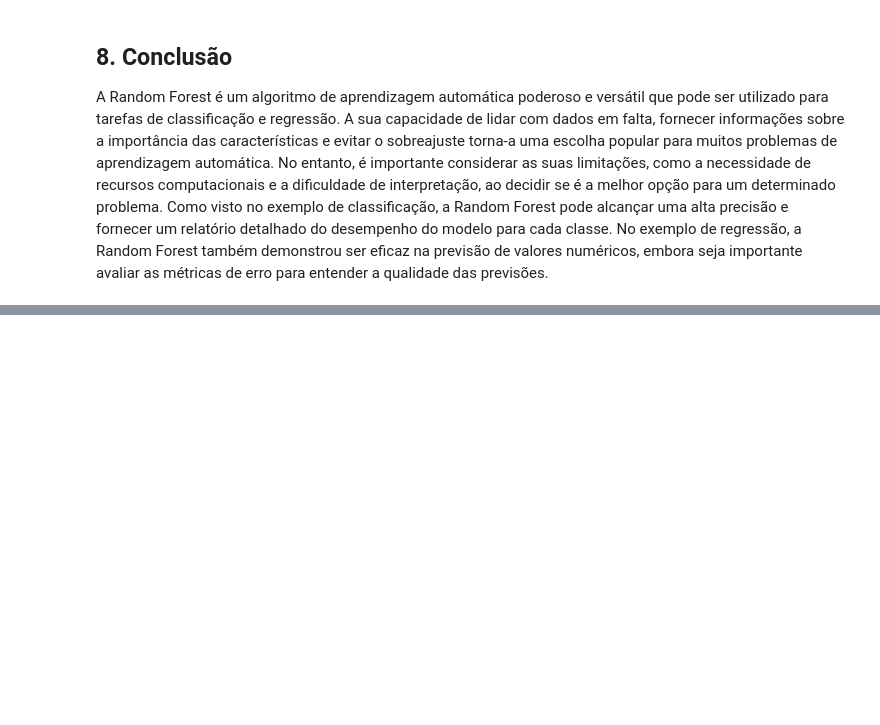
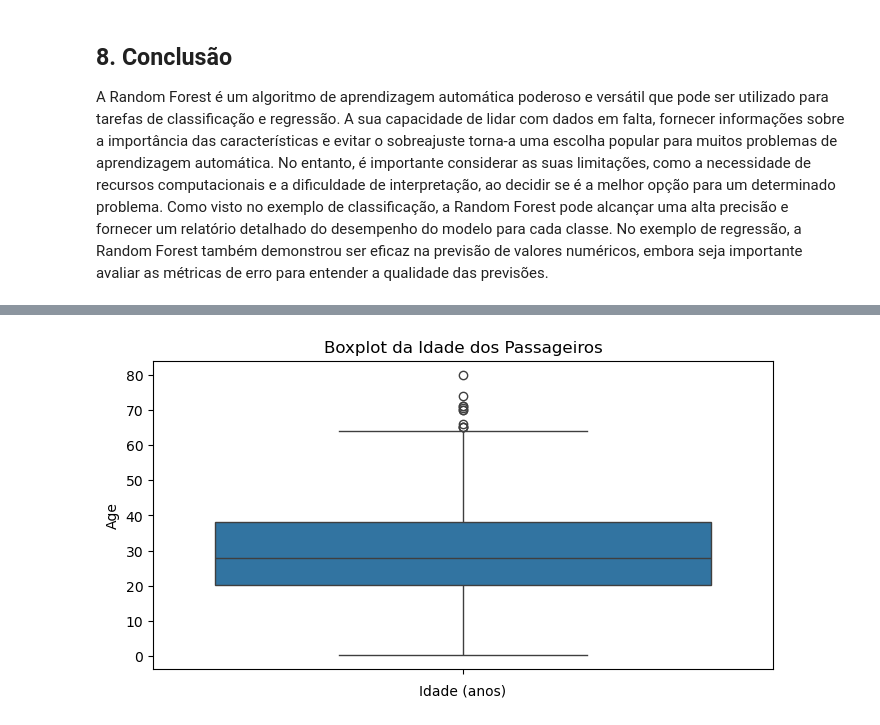
Before and after one commit to Miguyy/IA-class, a Jupyter notebook: RandomForests/Random_Forest.ipynb, the cells around one changed output, grey strips where cells are left out. Cells and saved outputs as stored; diff of their text form; code cells hidden in the pictures; blank space fills up the shorter version.

```diff
--- a/RandomForests/Random_Forest.ipynb
+++ b/RandomForests/Random_Forest.ipynb
@@ -145,0 +150,12 @@ Como visto no exemplo de classificação, a Random Forest pode alcançar uma alt
+# %%
+import numpy as np
+import pandas as pd
+import matplotlib.pyplot as plt
+%matplotlib inline
+import seaborn as sns
+
+d_train = pd.read_csv("../Datasets/titanic_train.csv")
+d_test = pd.read_csv("../Datasets/titanic_test.csv")
+d_pred = pd.read_csv("../Datasets/titanic_test_results.csv")
+
+d_train.columns, d_test.columns, d_pred.columns
@@ -145,0 +170,2 @@ Como visto no exemplo de classificação, a Random Forest pode alcançar uma alt
+# %%
+df = d_train
@@ -145,0 +238,8 @@ Como visto no exemplo de classificação, a Random Forest pode alcançar uma alt
+# %%
+plt.figure(figsize=(8,4))
+sns.boxplot(data=df["Age"])
+plt.title("Boxplot da Idade dos Passageiros")
+plt.xlabel("Idade (anos)")
+plt.show()
+# %% [output]
+[figure, added]
```
Also changed, not shown: parts of 31 cells of this notebook, 7 other files.
